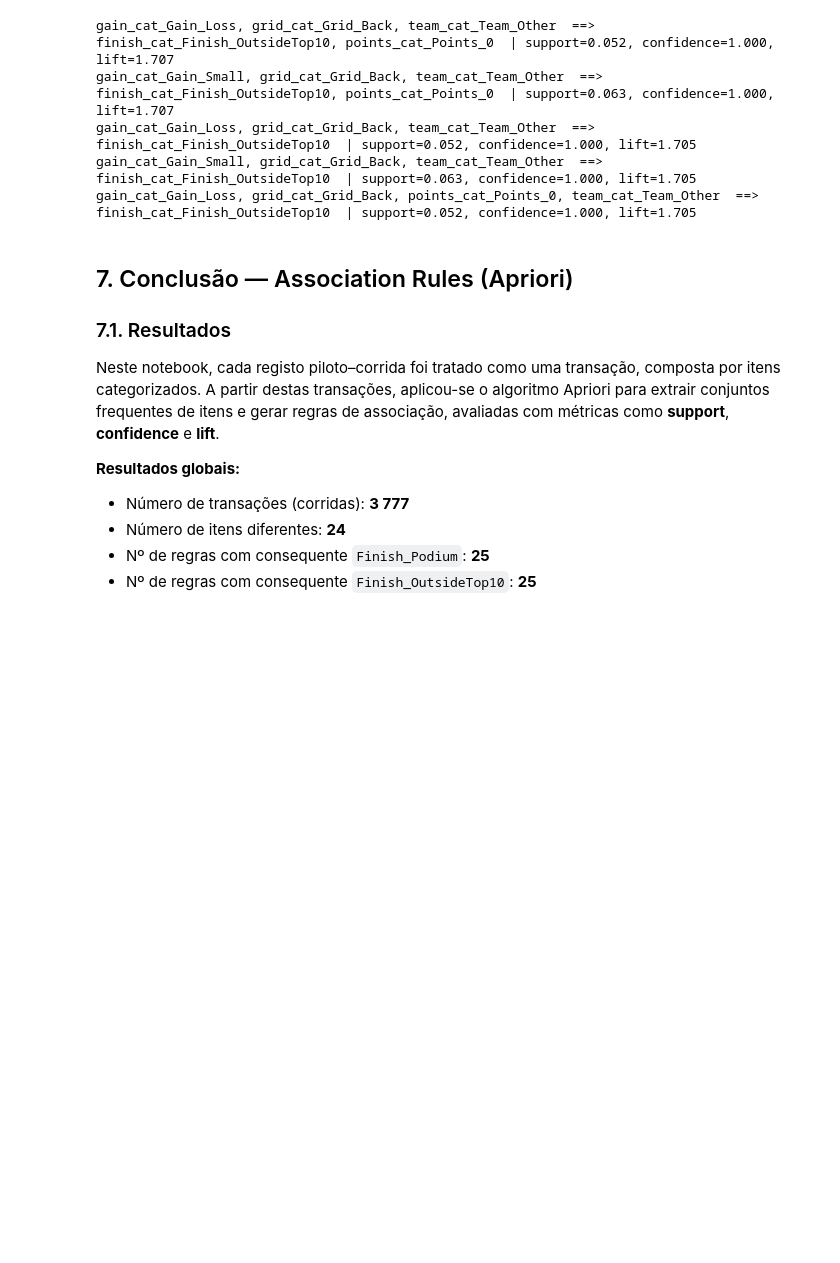
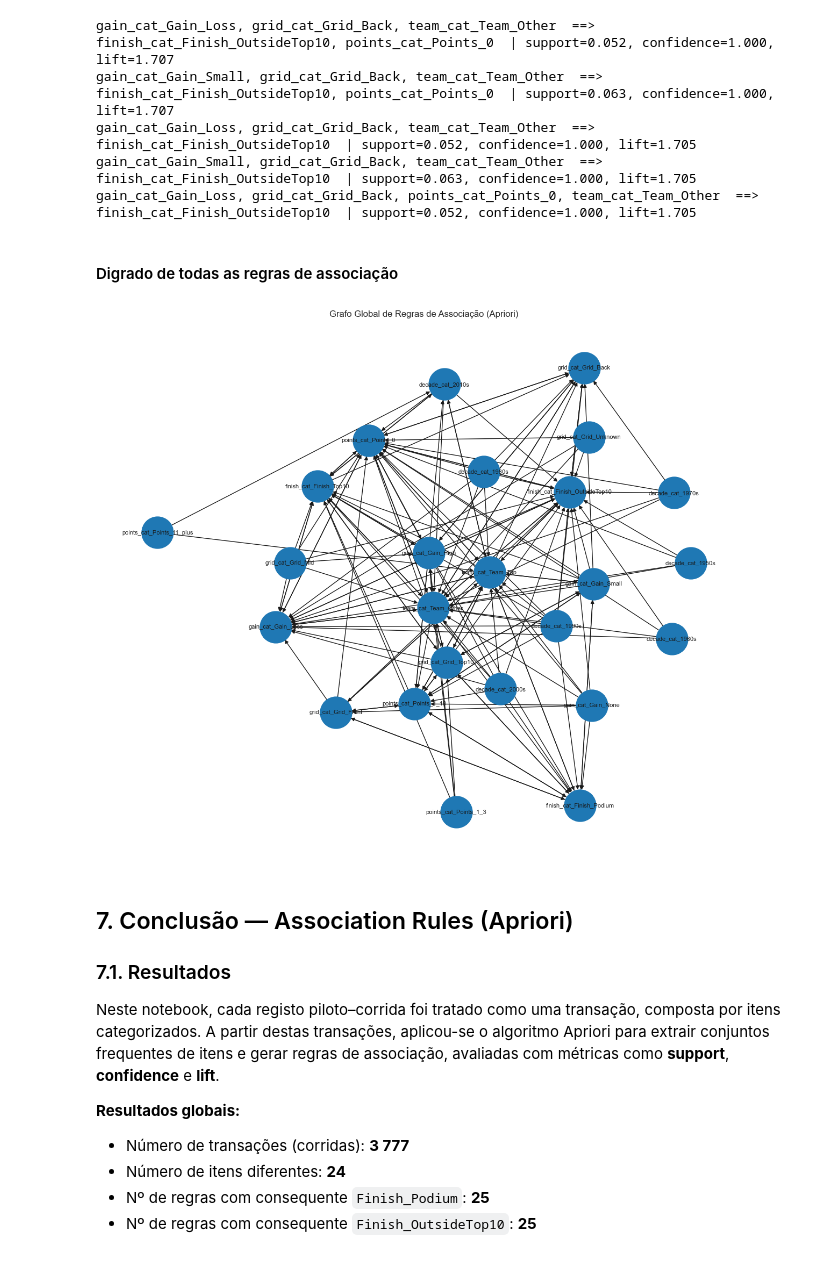
Before and after one commit to Carlos26875/IA_P02_G13, a Jupyter notebook: 03_association_rules.ipynb, the cells around one changed output. Drawn from its saved outputs; the diff is of its cells as text; code cells hidden in the pictures; blank space fills up the shorter version.

```diff
--- a/03_association_rules.ipynb
+++ b/03_association_rules.ipynb
@@ -553,6 +561,34 @@ gain_cat_Gain_Small, grid_cat_Grid_Back, team_cat_Team_Other  ==>  finish_cat_Fi
 gain_cat_Gain_Loss, grid_cat_Grid_Back, team_cat_Team_Other  ==>  finish_cat_Finish_OutsideTop10  | support=0.052, confidence=1.000, lift=1.705
 gain_cat_Gain_Small, grid_cat_Grid_Back, team_cat_Team_Other  ==>  finish_cat_Finish_OutsideTop10  | support=0.063, confidence=1.000, lift=1.705
 gain_cat_Gain_Loss, grid_cat_Grid_Back, points_cat_Points_0, team_cat_Team_Other  ==>  finish_cat_Finish_OutsideTop10  | support=0.052, confidence=1.000, lift=1.705
+# %% [markdown]
+#### Digrado de todas as regras de associação
+# %%
+G = nx.DiGraph()
+
+# Adicionar todas as associações (antecedente -> consequente)
+for _, r in rules.iterrows():
+    for a in r["antecedents"]:
+        for c in r["consequents"]:
+            G.add_edge(a, c)
+
+pos = nx.spring_layout(G, seed=42)
+
+plt.figure(figsize=(12, 10))
+nx.draw(
+    G,
+    pos,
+    with_labels=True,
+    node_size=1800,
+    font_size=8,
+    arrows=True
+)
+
+plt.title("Grafo Global de Regras de Associação (Apriori)")
+plt.axis("off")
+plt.show()
+# %% [output]
+[figure, added]
 # %% [markdown]
 ## 7. Conclusão — Association Rules (Apriori)
 
```
Also changed, not shown: parts of 1 cell of this notebook.
